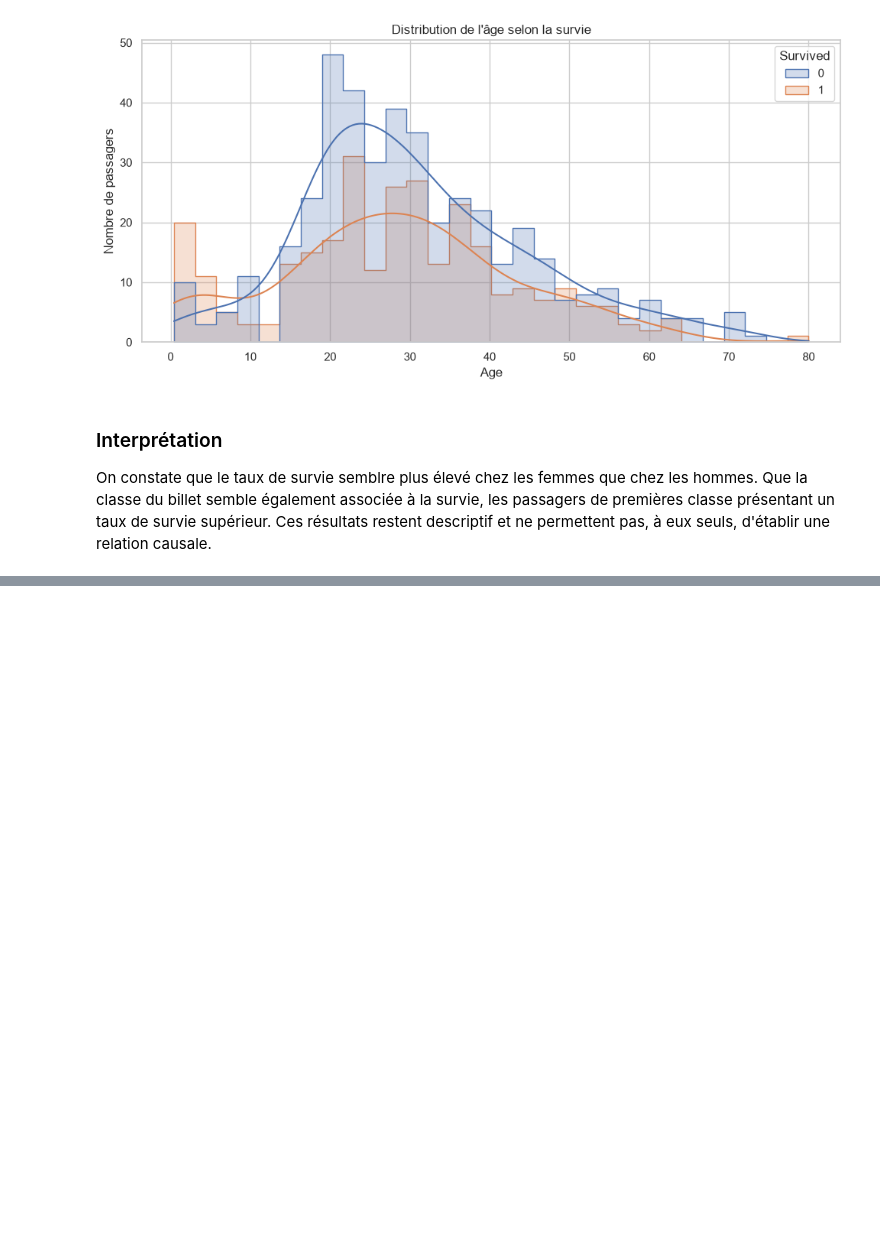
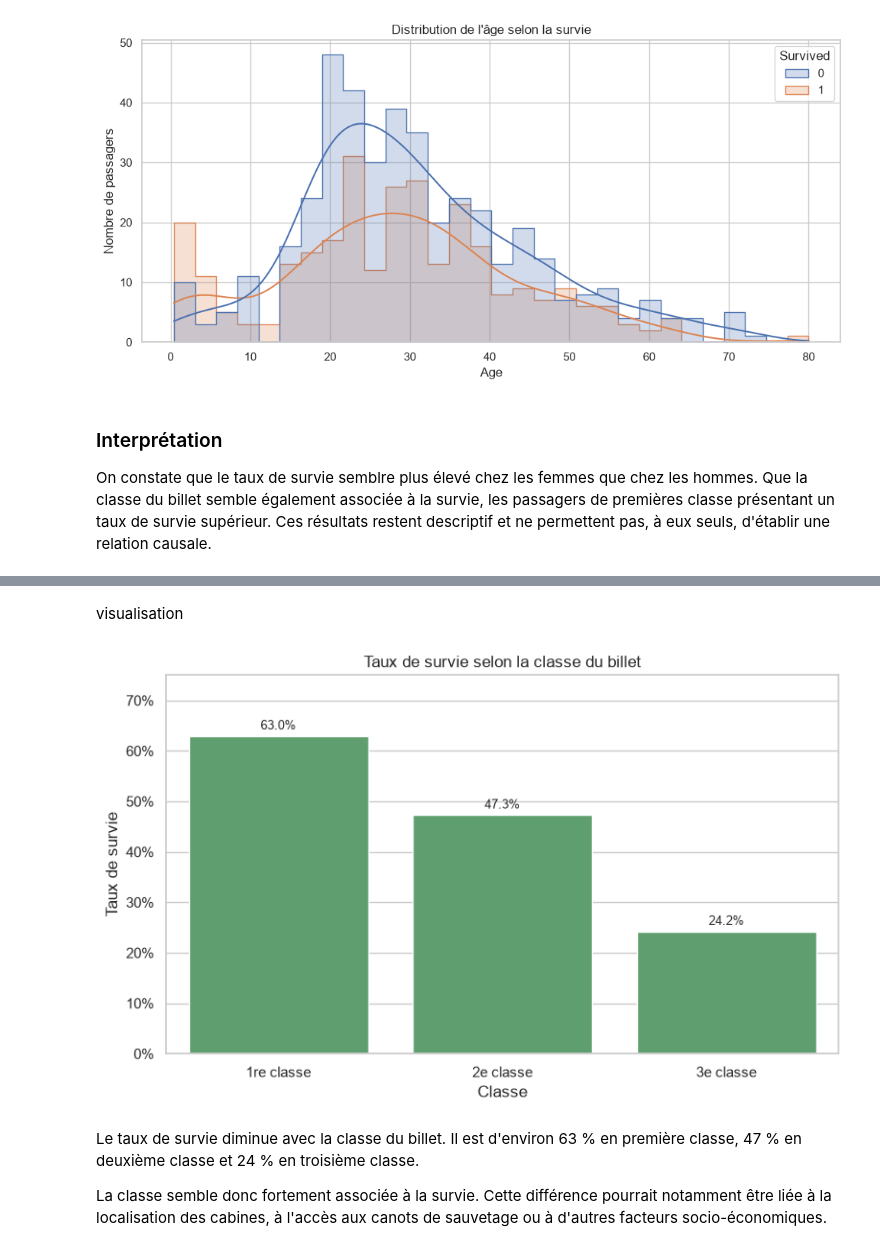
Before and after one commit to Ingeniir/titanic-project, a Jupyter notebook: notebooks/01_data_exploration.ipynb, the cells around one changed output, grey strips where cells are left out. Saved outputs shown, nothing was run; the diff lists cells and outputs as text; code cells hidden in the pictures; blank space fills up the shorter version.

```diff
--- a/notebooks/01_data_exploration.ipynb
+++ b/notebooks/01_data_exploration.ipynb
@@ -255,0 +484,47 @@ On constate que le taux de survie semblre plus élevé chez les femmes que chez
+# %% [markdown]
+visualisation
+# %%
+plt.figure(figsize=(8, 5))
+
+ax = sns.barplot(
+    data=eda_df,
+    x="Pclass",
+    y="Survived",
+    order=[1, 2, 3],
+    errorbar=None,
+    color="#55A868"
+)
+
+ax.set(
+    title="Taux de survie selon la classe du billet",
+    xlabel="Classe",
+    ylabel="Taux de survie"
+)
+
+ax.set_xticklabels(["1re classe", "2e classe", "3e classe"])
+ax.set_ylim(0, 0.75)
+
+ax.yaxis.set_major_formatter(
+    plt.FuncFormatter(lambda value, _: f"{value:.0%}")
+)
+
+add_percentage_labels(ax)
+
+plt.tight_layout()
+
+plt.savefig(
+    FIGURES_DIR / "survival_by_class.png",
+    dpi=300,
+    bbox_inches="tight"
+)
+
+plt.show()
+# %% [output]
+[figure, added]
+# %% [markdown]
+Le taux de survie diminue avec la classe du billet. Il est d'environ 63 % en première
+classe, 47 % en deuxième classe et 24 % en troisième classe.
+
+La classe semble donc fortement associée à la survie. Cette différence pourrait
+notamment être liée à la localisation des cabines, à l'accès aux canots de sauvetage
+ou à d'autres facteurs socio-économiques.
```
Also changed, not shown: parts of 99 cells of this notebook, 16 other files.
